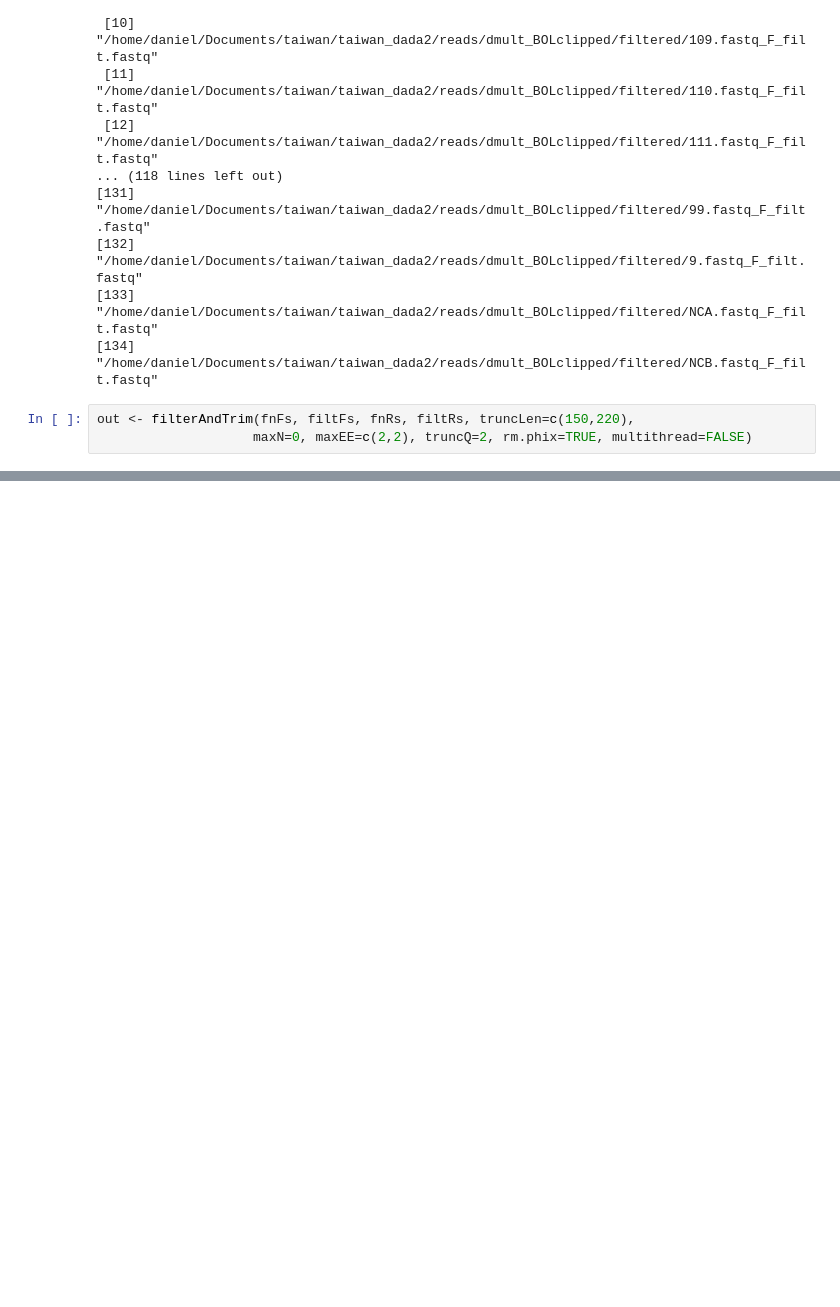
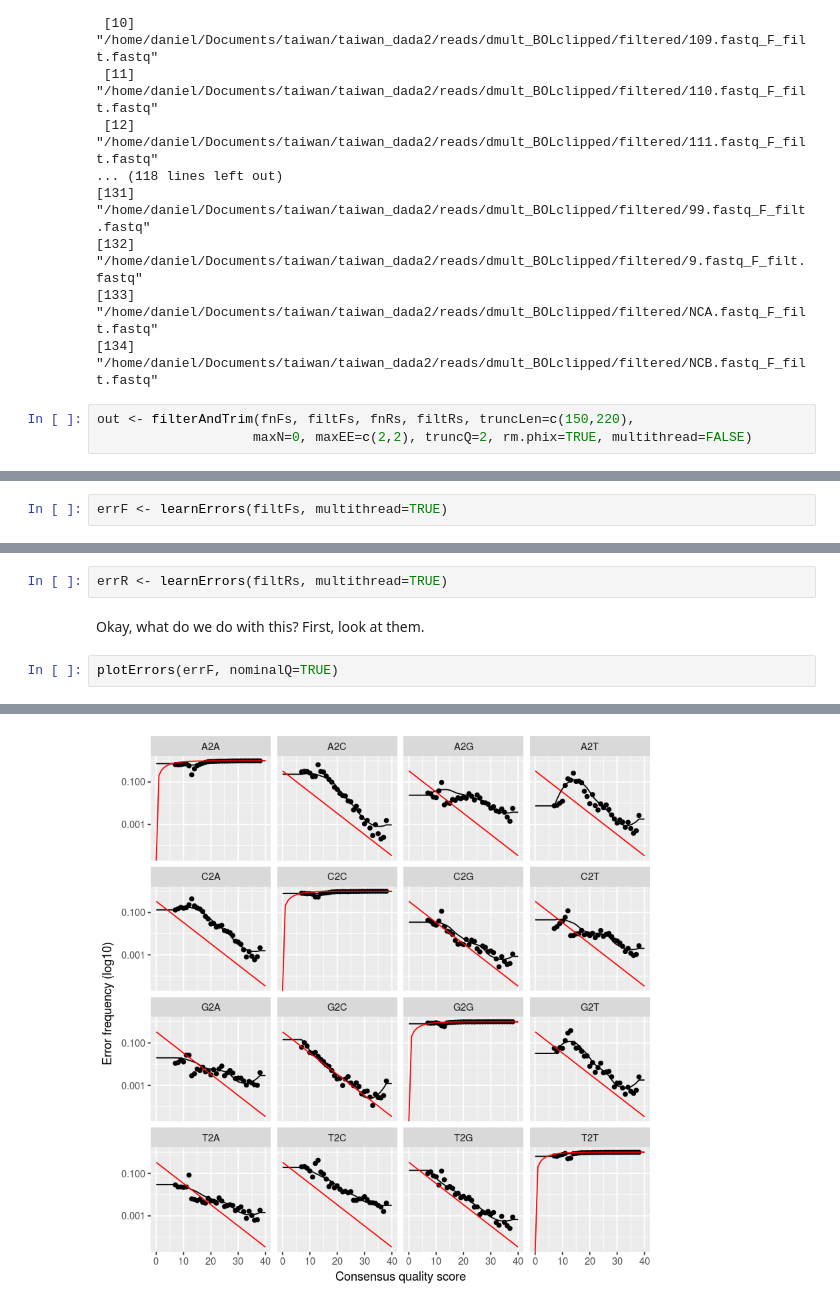
Before and after one commit to danchurch/taiwan_dada2, a Jupyter notebook: dada2pipeline.ipynb, the cells around one changed output, grey strips where cells are left out. Cells and saved outputs as stored; diff of their text form; blank space fills up the shorter version.

```diff
--- a/dada2pipeline.ipynb
+++ b/dada2pipeline.ipynb
@@ -802,0 +854,2 @@ out <- filterAndTrim(fnFs, filtFs, fnRs, filtRs, truncLen=c(150,220),
+# %%
+errF <- learnErrors(filtFs, multithread=TRUE)
@@ -802,0 +874,7 @@ out <- filterAndTrim(fnFs, filtFs, fnRs, filtRs, truncLen=c(150,220),
+# %%
+errR <- learnErrors(filtRs, multithread=TRUE)
+# %% [markdown]
+Okay, what do we do with this? First, look at them.
+# %%
+plotErrors(errF, nominalQ=TRUE)
+# %% [output]
@@ -802,0 +883 @@ out <- filterAndTrim(fnFs, filtFs, fnRs, filtRs, truncLen=c(150,220),
+[figure, added]
```
Also changed, not shown: parts of 20 cells of this notebook, 3 other files.
